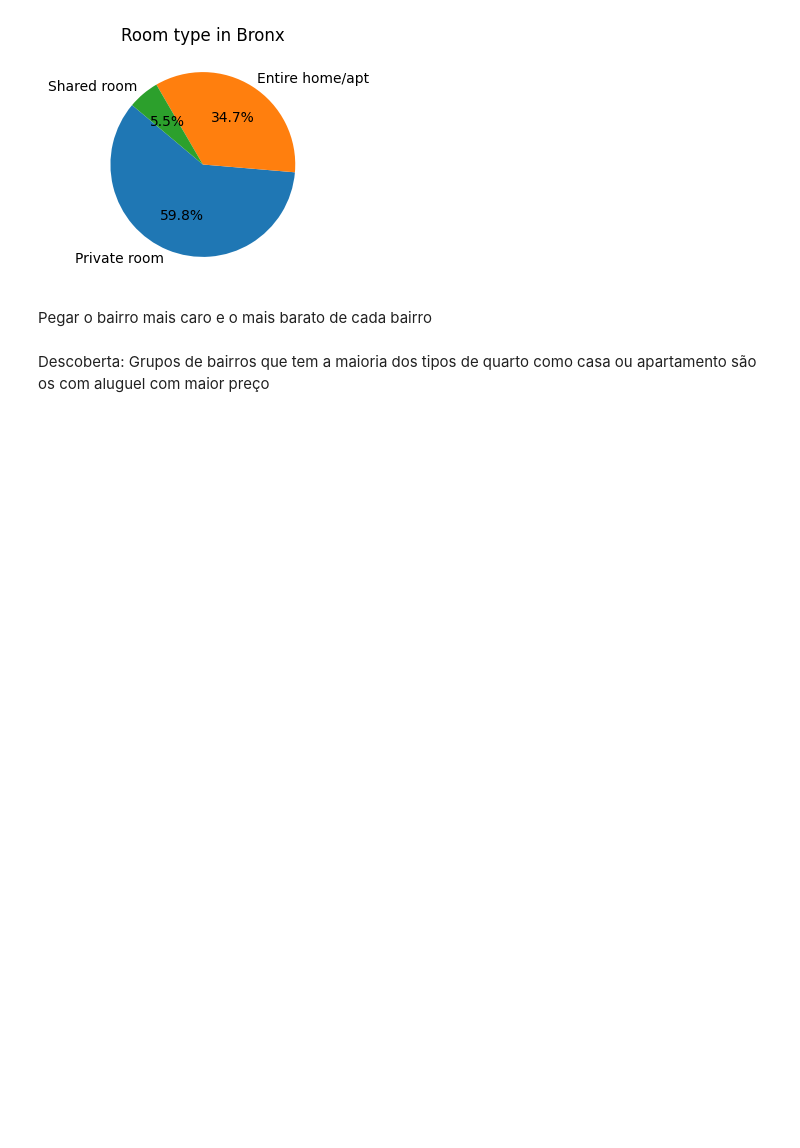
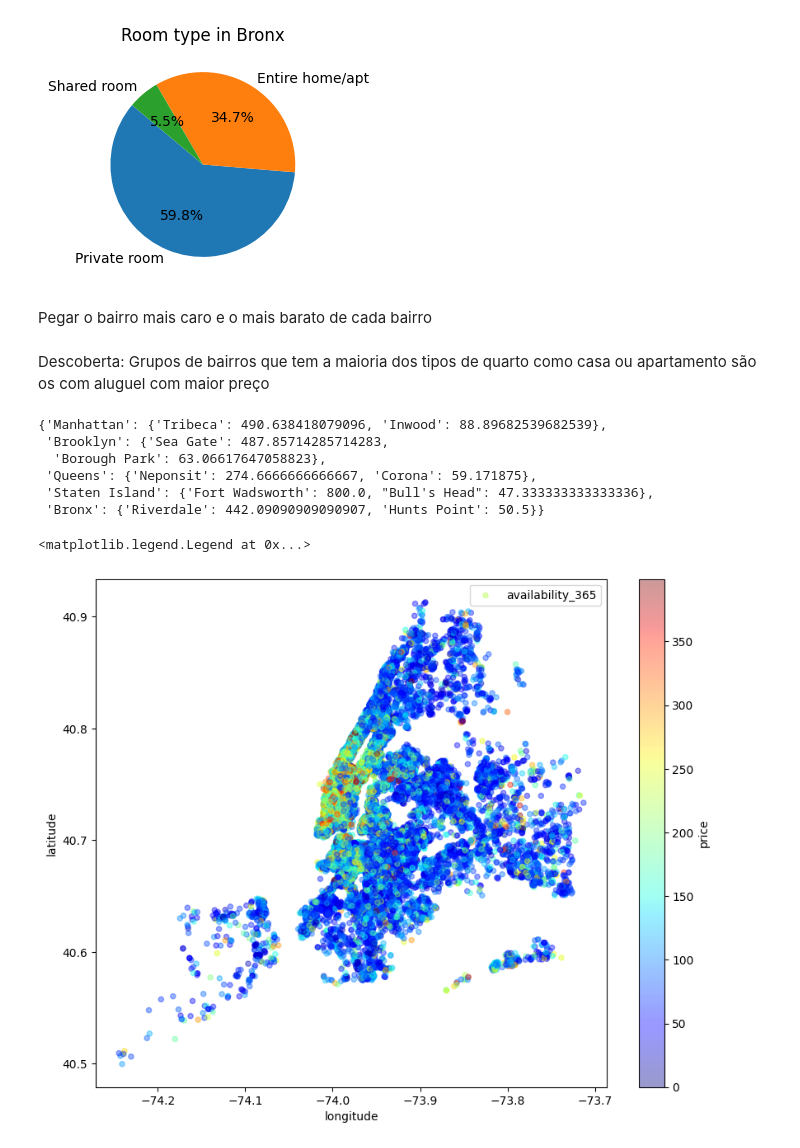
Before and after one commit to olucascruz/analise_exploratoria, a Jupyter notebook: analise_precificacao.ipynb, the cells around one changed output. Cells and saved outputs as stored; diff of their text form; code cells hidden in the pictures; blank space fills up the shorter version.

```diff
--- a/analise_precificacao.ipynb
+++ b/analise_precificacao.ipynb
@@ -332,3 +403,45 @@ Shared room: 60
 Pegar o bairro mais caro e o mais barato de cada bairro
 # %% [markdown]
 Descoberta: Grupos de bairros que tem a maioria dos tipos de quarto como casa ou apartamento são os com aluguel com maior preço
+# %%
+bairro_values_in_group_bairros_dict = {}
+for bairro_group in dict_original_bairros_group_values:
+  df_per_bairro_group = df.query(f"bairro_group == {bairro_group}")
+  bairros = df_per_bairro_group.bairro.unique()
+  aux = {}
+  for bairro in bairros:
+    df_per_bairro = df.query(f"bairro == {bairro}")
+    mean_price_per_bairro = df_per_bairro.price.mean()
+    aux[bairro] = mean_price_per_bairro
+
+    # Obter o valor máximo
+  max_value = max(aux.values())
+
+  # Obter a chave correspondente ao valor máximo
+  max_key = max(aux, key=aux.get)
+
+  # Obter o valor mínimo
+  min_value = min(aux.values())
+
+  # Obter a chave correspondente ao valor mínimo
+  min_key = min(aux, key=aux.get)
+
+  bairro_values_in_group_bairros_dict[dict_original_bairros_group_values[bairro_group]] = {dict_original_bairro_values[max_key]:max_value,
+                                                                                           dict_original_bairro_values[min_key]:min_value}
+
+
+bairro_values_in_group_bairros_dict
+# %% [output]
+{'Manhattan': {'Tribeca': 490.638418079096, 'Inwood': 88.89682539682539},
+ 'Brooklyn': {'Sea Gate': 487.85714285714283,
+  'Borough Park': 63.06617647058823},
+ 'Queens': {'Neponsit': 274.6666666666667, 'Corona': 59.171875},
+ 'Staten Island': {'Fort Wadsworth': 800.0, "Bull's Head": 47.333333333333336},
+ 'Bronx': {'Riverdale': 442.09090909090907, 'Hunts Point': 50.5}}
+# %%
+viz_4= df[df.price < 400].plot(kind='scatter', x='longitude', y='latitude', label='availability_365', c='price',
+                  cmap=plt.get_cmap('jet'), colorbar=True, alpha=0.4, figsize=(10,8))
+viz_4.legend()
+# %% [output]
+<matplotlib.legend.Legend at 0x...>
+[figure, added]
```
Also changed, not shown: parts of 26 cells of this notebook.
